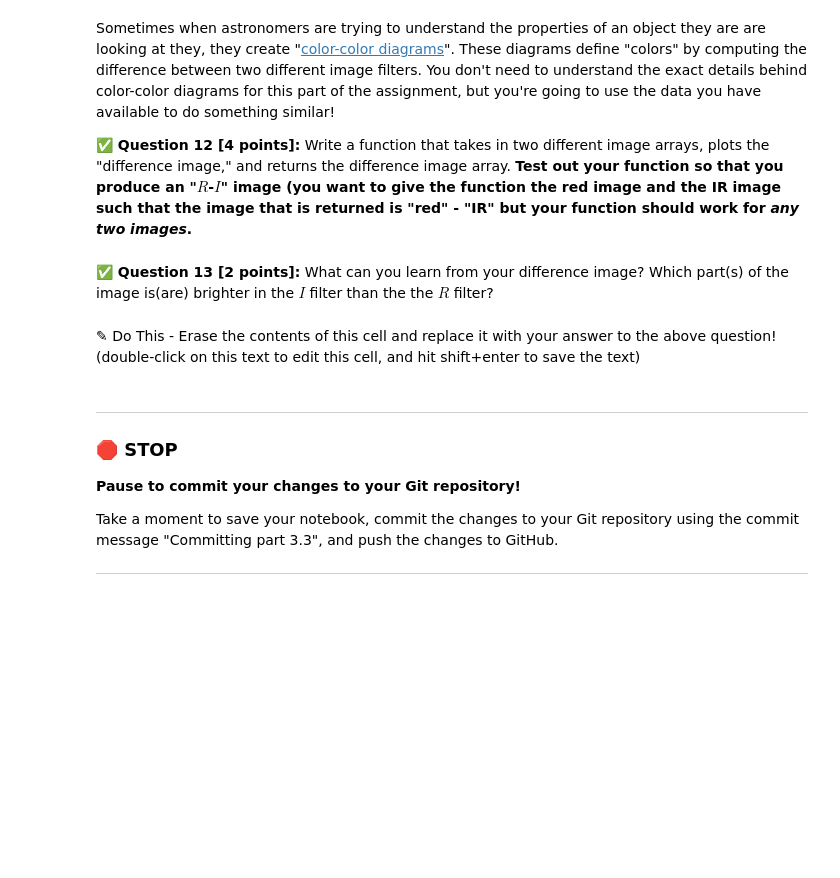
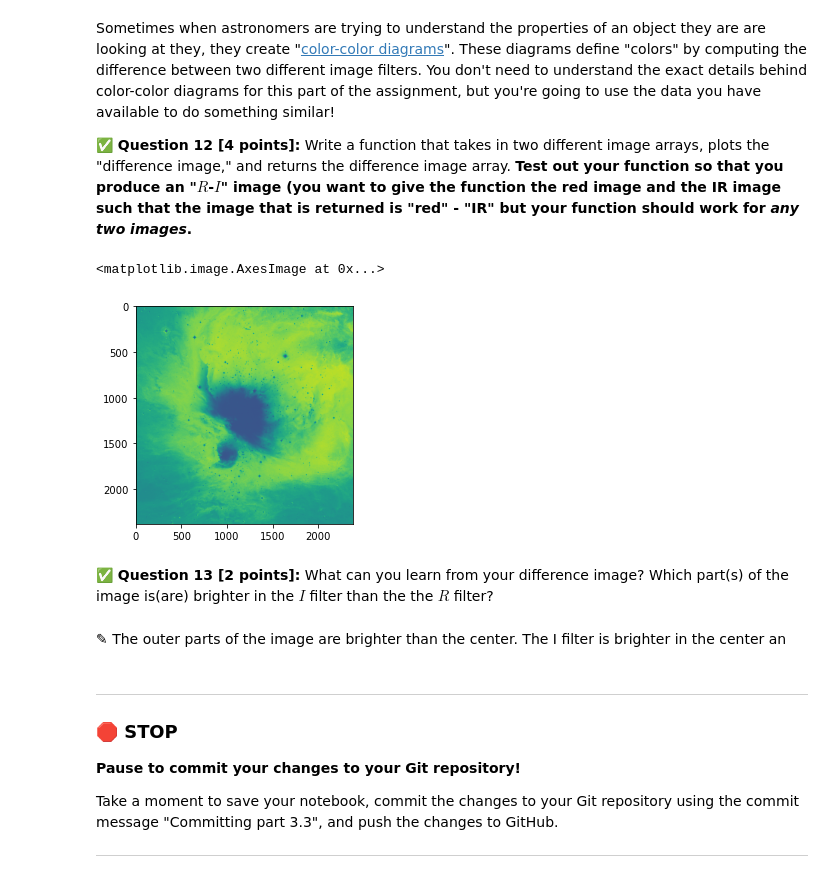
Before and after one commit to gruczela/cmse202-s21-turnin, a Jupyter notebook: hw-01/HW-01_GitPracticeDebuggingAndPythonPackages-STUDENT.ipynb, the cells around one changed output. Saved outputs shown, nothing was run; the diff lists cells and outputs as text; code cells hidden in the pictures; blank space fills up the shorter version.

```diff
--- a/hw-01/HW-01_GitPracticeDebuggingAndPythonPackages-STUDENT.ipynb
+++ b/hw-01/HW-01_GitPracticeDebuggingAndPythonPackages-STUDENT.ipynb
@@ -266,7 +303,19 @@ Sometimes when astronomers are trying to understand the properties of an object
+# %%
+# Put your code here
+def difference_image(r, i):
+    red=image_data_red
+    ir=image_data_ir
+    difference=red-ir
+    return difference
+image=difference_image(image_data_red, image_data_ir)
+plt.imshow(image)
+# %% [output]
+<matplotlib.image.AxesImage at 0x...>
+[figure, added]
 # %% [markdown]
 **&#9989; Question 13 [2 points]:** What can you learn from your difference image? Which part(s) of the image is(are) brighter in the $I$ filter than the the $R$ filter?
-# %% [markdown]
-<font size=+3>&#9998;</font> Do This - Erase the contents of this cell and replace it with your answer to the above question!  (double-click on this text to edit this cell, and hit shift+enter to save the text)
+# %% [markdown]
+<font size=+3>&#9998;</font> The outer parts of the image are brighter than the center. The I filter is brighter in the center an
 # %% [markdown]
 ---
 ### &#128721; STOP
```
Also changed, not shown: parts of 13 cells of this notebook.
